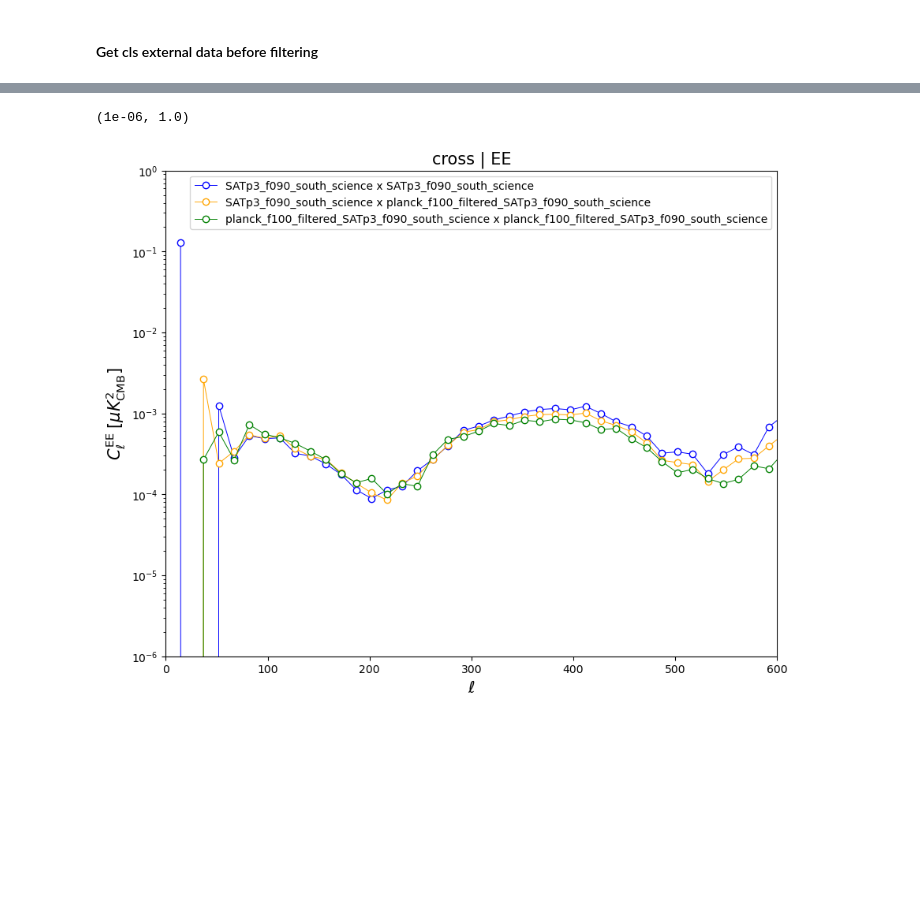
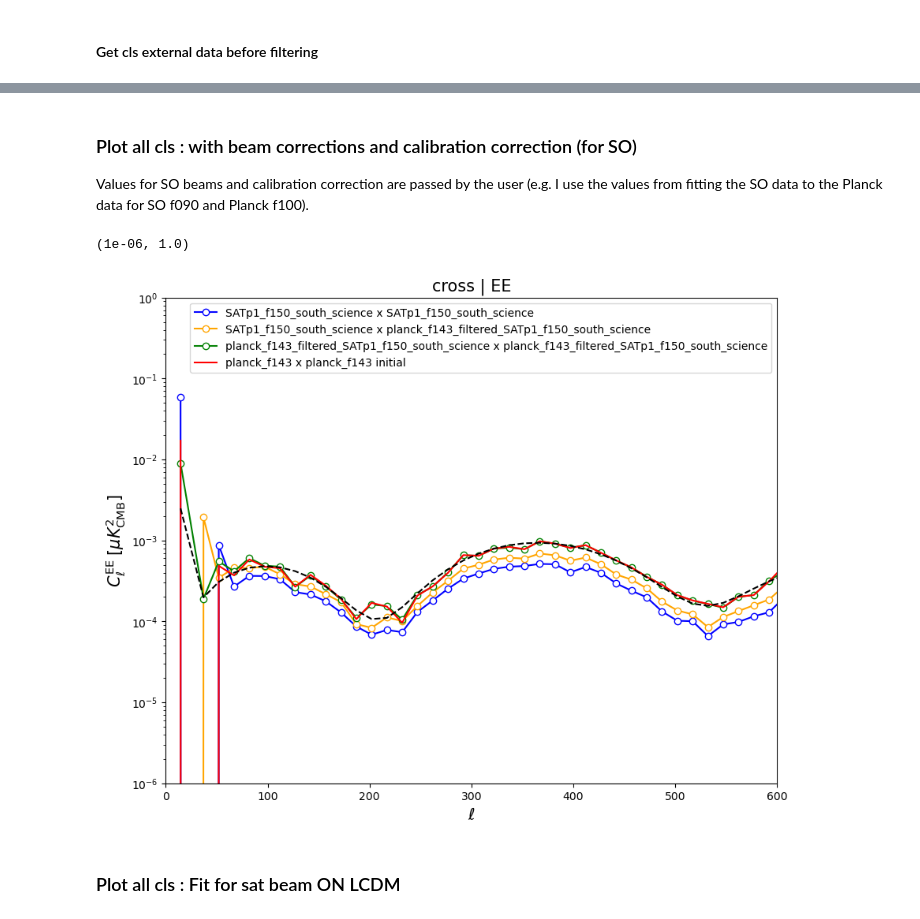
Before and after one commit to simonsobs/bb-awg-scripts, a Jupyter notebook: users/arizzieri/external_data/plots/plot_filtered_vs_initial_ext_data_cross_corr_fit_beams.ipynb, the cells around one changed output, grey strips where cells are left out. Cells and saved outputs as stored; diff of their text form; code cells hidden in the pictures; blank space fills up the shorter version.

Commit message:
notebooks to inspect filtered ext data

```diff
--- a/users/arizzieri/external_data/plots/plot_filtered_vs_initial_ext_data_cross_corr_fit_beams.ipynb
+++ b/users/arizzieri/external_data/plots/plot_filtered_vs_initial_ext_data_cross_corr_fit_beams.ipynb
@@ -32,8 +38,8 @@ pix_win_data_sat = np.ones(lmax_pix_win)
 pix_win_data_ext = hp.pixwin(2048, pol=True, lmax=lmax_pix_win)[1]  # pix win in planck data
 # %%
 # beams to correct for
-path_bl_ext = '/scratch/gpfs/SIMONSOBS/users/ar3186/external_data/data/planck/beams/beam_window_functions/beam_pol_100.dat'
-path_bl_sat = '/scratch/gpfs/SIMONSOBS/sat-iso/transfer_function/soopercool_inputs/beam_gauss_30arcmin.dat'
+path_bl_ext = f'/scratch/gpfs/SIMONSOBS/users/ar3186/external_data/data/planck/beams/beam_window_functions/beam_pol_{fplanck}.dat'
+path_bl_sat = f'/scratch/gpfs/SIMONSOBS/users/ar3186/common/gauss_beams/beam_gauss_{beam_sat}amin.dat'
 # %%
 mode = 'EE'
 imode_cmb = 1 # position of the selected mode in the cmb file
@@ -42,12 +48,11 @@ colors = ['blue', 'orange', 'green']
 type = 'cross'
 # %%
 ### Parameters for initial external data
-data_init_ext_label = 'planck_f100'
+data_init_ext_label = f'planck_f{fplanck}'
 dir_initial_data = '/scratch/gpfs/SIMONSOBS/users/ar3186/external_data/data'
 exp = 'planck'
 maps_type_A = 'npipe6v20A'
 maps_type_B = 'npipe6v20B'
-band = '100'
 nside = 512
 res = 1.0
 
@@ -57,10 +62,10 @@ path_iso_geometry_template = '/home/ar3186/pwg-scripts/iso-sat-review/mapmaking/
 
 ### iso-sat analysis mask
 # (used in soopercool to compute the TF corrected filtered coadded data ps)
-path_iso_analysis_mask = '/scratch/gpfs/SIMONSOBS/sat-iso/transfer_function/satp3/south/soopercool_outputs/science/masks/analysis_mask.fits'
+path_iso_analysis_mask = f'/scratch/gpfs/SIMONSOBS/sat-iso/transfer_function/satp{SATp_type}/south/soopercool_outputs/science/masks/analysis_mask.fits'
 
-path_maps_initial_data_hp_A = f'{dir_initial_data}/{exp}/maps/{maps_type_A}/{exp}_hp_{band}_bundle0_nside{nside}_coords_c.fits'
-path_maps_initial_data_hp_B = f'{dir_initial_data}/{exp}/maps/{maps_type_B}/{exp}_hp_{band}_bundle1_nside{nside}_coords_c.fits'
+path_maps_initial_data_hp_A = f'{dir_initial_data}/{exp}/maps/{maps_type_A}/{exp}_hp_{fplanck}_bundle0_nside{nside}_coords_c.fits'
+path_maps_initial_data_hp_B = f'{dir_initial_data}/{exp}/maps/{maps_type_B}/{exp}_hp_{fplanck}_bundle1_nside{nside}_coords_c.fits'
 # %% [markdown]
 #### Get pix win and beams to correct for
 # %% [markdown]
@@ -91,6 +96,8 @@ plt.legend(loc='upper center', bbox_to_anchor=(0.5, 1.3))
 # %%
 bl_all = [bl_sat_from_disk_centers**2, bl_sat_from_disk_centers*bl_ext, bl_ext**2]
 pix_win_all = [pix_win_data_sat_centers**2, pix_win_data_sat_centers*pix_win_data_ext_centers, pix_win_data_ext_centers**2]
+# %%
+calib_factors_all = [calibration_factor_sat**2, calibration_factor_sat*1.0, 1.0**2]
 # %% [markdown]
 #### Get fiducial LCDM CMB
 # %%
@@ -131,7 +138,7 @@ for iep, ep in enumerate(exp_pairs):
     path_cls_filtered_coadded_tf = f'decoupled_{type}_pcls_{ep[0]}_x_{ep[1]}.npz'
     cls_filtered_coadded_tf = np.load(dir_cells + path_cls_filtered_coadded_tf)
 
-    plt.plot(cls_filtered_coadded_tf['lb'][:i_max_bin], cls_filtered_coadded_tf[mode][:i_max_bin], label = f'{ep[0]} x {ep[1]}', lw=0.7, mfc="w", marker="o", c=colors[iep])
+    plt.plot(cls_filtered_coadded_tf['lb'][:i_max_bin], cls_filtered_coadded_tf[mode][:i_max_bin], label = f'{ep[0]} x {ep[1]}', mfc="w", marker="o", c=colors[iep])
 
 # plt.plot(cls_filtered_coadded_tf['lb'][:i_max_bin], cls_initial_pol[0]*1e12/pix_win_all[2]/bl_all[2], label=f'{data_init_ext_label} x {data_init_ext_label} initial')
 
@@ -151,25 +156,28 @@ plt.ylim(1e-6, 1e0)
+# %% [markdown]
+### Plot all cls : with beam corrections and calibration correction (for SO)
+Values for SO beams and calibration correction are passed by the user (e.g. I use the values from fitting the SO data to the Planck data for SO f090 and Planck f100).
 # %%
 plt.figure(figsize=(10, 8))
 plt.xlabel(r"$\ell$", fontsize=15)
 plt.ylabel(r"$C_\ell^\mathrm{%s} \; [\mu K_\mathrm{CMB}^2]$" % mode,
             fontsize=15)
 
 for iep, ep in enumerate(exp_pairs):
     path_cls_filtered_coadded_tf = f'decoupled_{type}_pcls_{ep[0]}_x_{ep[1]}.npz'
     cls_filtered_coadded_tf = np.load(dir_cells + path_cls_filtered_coadded_tf)
 
-    plt.plot(cls_filtered_coadded_tf['lb'][:i_max_bin], cls_filtered_coadded_tf[mode][:i_max_bin]/pix_win_all[iep]/bl_all[iep], label = f'{ep[0]} x {ep[1]}', lw=0.7, mfc="w", marker="o", c=colors[iep])
+    plt.plot(cls_filtered_coadded_tf['lb'][:i_max_bin], cls_filtered_coadded_tf[mode][:i_max_bin]/pix_win_all[iep]/bl_all[iep]/calib_factors_all[iep], label = f'{ep[0]} x {ep[1]}', mfc="w", marker="o", c=colors[iep])
 
-# plt.plot(cls_filtered_coadded_tf['lb'][:i_max_bin], cls_initial_pol[0]*1e12/pix_win_all[2]/bl_all[2], label=f'{data_init_ext_label} x {data_init_ext_label} initial')
+plt.plot(cls_filtered_coadded_tf['lb'][:i_max_bin], cls_initial_pol[0]*1e12/pix_win_all[2]/bl_all[2], label=f'{data_init_ext_label} x {data_init_ext_label} initial', color='red')
 
-# plt.plot(cls_filtered_coadded_tf['lb'][:len(cmb_clb)], cmb_clb, c="k", ls="--")
+plt.plot(cls_filtered_coadded_tf['lb'][:len(cmb_clb)], cmb_clb, c="k", ls="--")
 
 plt.legend(fontsize=10)
 plt.title(f'{type} | {mode}', fontsize=15)
 # plt.xscale('log')
 plt.yscale('log')
 plt.xlim(0, 600) #lmax)
 plt.ylim(1e-6, 1e0)
 # %% [output]
 (1e-06, 1.0)
-[figure, old version]
+[figure, new version]
@@ -178,3 +184,5 @@ plt.ylim(1e-6, 1e0)
+# %% [markdown]
+### Plot all cls : Fit for sat beam ON LCDM
 # %%
 i_bin_exclude_fit = 5
 # %%
```
Also changed, not shown: parts of 14 cells of this notebook, 3 other files.
